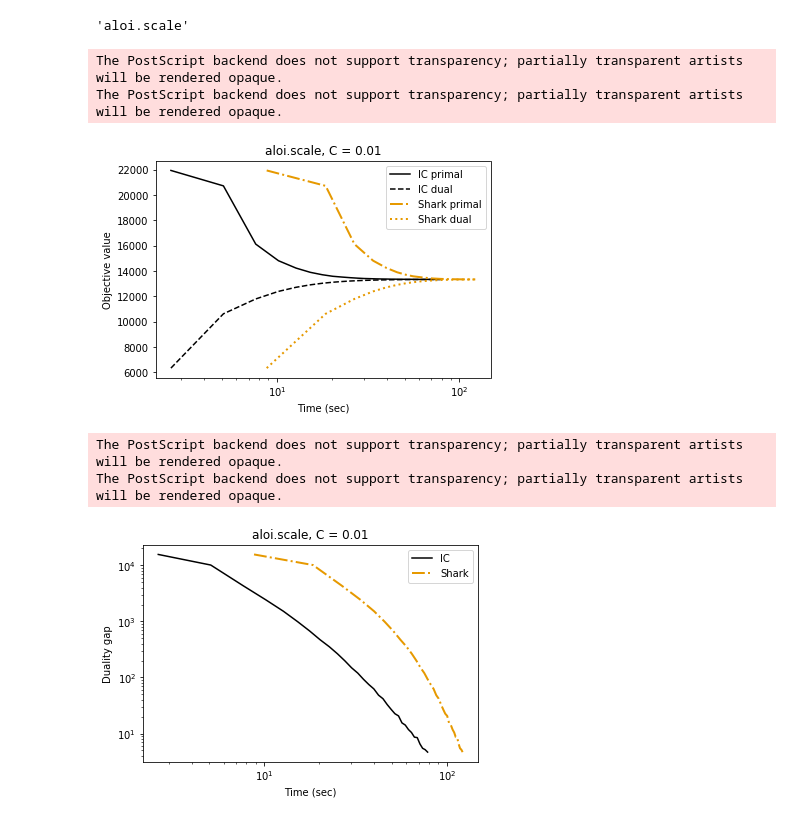
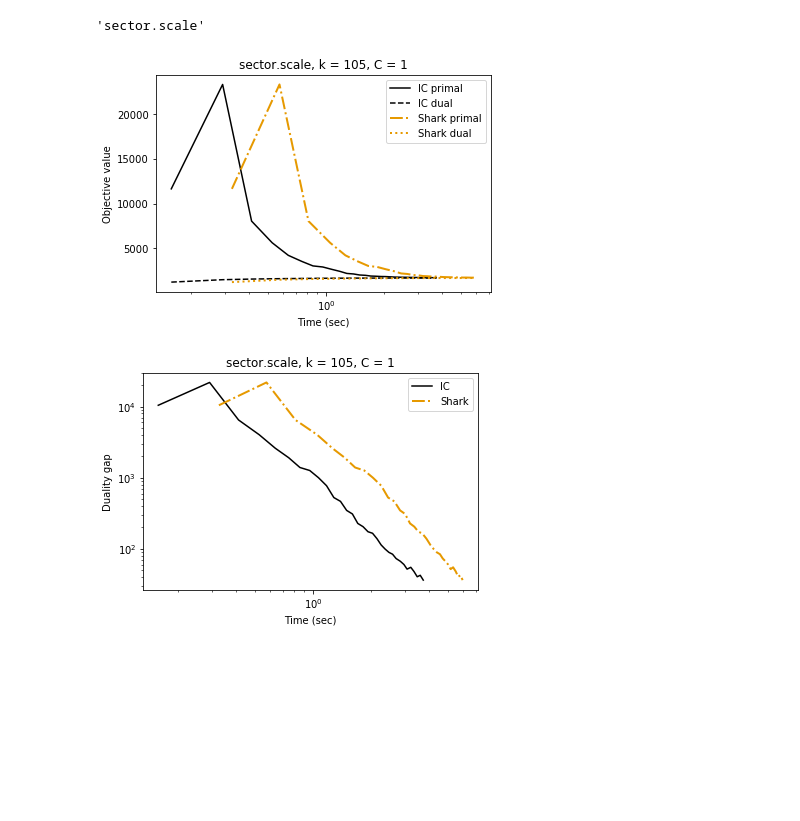
Before and after one commit to YutongWangUMich/liblinear, a Jupyter notebook: run_exps.ipynb, the cells around one changed output. Saved outputs shown, nothing was run; the diff lists cells and outputs as text; code cells hidden in the pictures; blank space fills up the shorter version.

```diff
--- a/run_exps.ipynb
+++ b/run_exps.ipynb
@@ -12,6 +12,20 @@ dataset_names = {0:'usps',\
                  10:'rcv1',\
                  11:'aloi.scale'\
                 }
+
+nr_classes = {'usps':10,\
+              'satimage.scale':6,\
+              'dna.scale':3,\
+              'letter.scale':.26,\
+              'pendigits':10,\
+              'news20.scale':20,\
+              'sector.scale':105,\
+              'mnist.scale':10,\
+              'cifar10':10,\
+              'toy':3,\
+              'rcv1':53,\
+              'aloi.scale':1000\
+             }
 
 regs = {'usps':.1,\
         'satimage.scale':1,\
@@ -48,10 +62,10 @@ import os
 import re
 import math
 # %%
-ds = dataset_names[11]
+ds = dataset_names[6]
 ds
 # %% [output]
-'aloi.scale'
+'sector.scale'
 # %%
 def run_experiment(dataset_name, regularizer, num_iterations, variant):
     if variant == "WW":
@@ -93,36 +107,34 @@ cn = {colnames[i] : i for i in range(len(colnames))}
 # %%
 
 fig, ax = plt.subplots()
 ax.semilogx(result_RC[:,cn['time (sec)']],\
             result_RC[:,cn['primal obj']],\
             linestyle='-', \
             color='k')
 ax.semilogx(result_RC[:,cn['time (sec)']], \
             result_RC[:,cn['dual obj']], \
             linestyle='--', \
             color='k')
 
 orange = (0.9,0.6,0)
 ax.semilogx(result_Shark[:,cn['time (sec)']], \
             result_Shark[:,cn['primal obj']], \
             linestyle = '-.', \
             color = orange,\
             linewidth = 2)
 ax.semilogx(result_Shark[:,cn['time (sec)']],\
             result_Shark[:,cn['dual obj']],\
             linestyle = ':', \
             color = orange,\
             linewidth = 2)
 
 plt.xlabel("Time (sec)")
 plt.ylabel("Objective value")
-plt.title(ds + ', C = ' + str(regs[ds]))
+plt.title(ds + ', k = ' + str(nr_classes[ds]) +', C = ' +str(regs[ds]))
 ax.legend(['IC primal','IC dual','Shark primal','Shark dual'])
 plt.savefig('figures/' + ds + '_' + str(int(math.log10(regs[ds])))+'_ob.eps',format='eps')
 # %% [output]
-The PostScript backend does not support transparency; partially transparent artists will be rendered opaque.
-The PostScript backend does not support transparency; partially transparent artists will be rendered opaque.
-[figure, old version]
+[figure, new version]
 # %%
 
 
@@ -141,10 +153,8 @@ ax.loglog(result_Shark[:,cn['time (sec)']], \
 
 plt.xlabel("Time (sec)")
 plt.ylabel("Duality gap")
-plt.title(ds + ', C = ' +str(regs[ds]))
+plt.title(ds + ', k = ' + str(nr_classes[ds]) +', C = ' +str(regs[ds]))
 ax.legend(['IC','Shark'])
 plt.savefig('figures/'+ds+'_'+ str(int(math.log10(regs[ds])))+'_dg.eps',format='eps')
 # %% [output]
-The PostScript backend does not support transparency; partially transparent artists will be rendered opaque.
-The PostScript backend does not support transparency; partially transparent artists will be rendered opaque.
-[figure, old version]
+[figure, new version]
```
